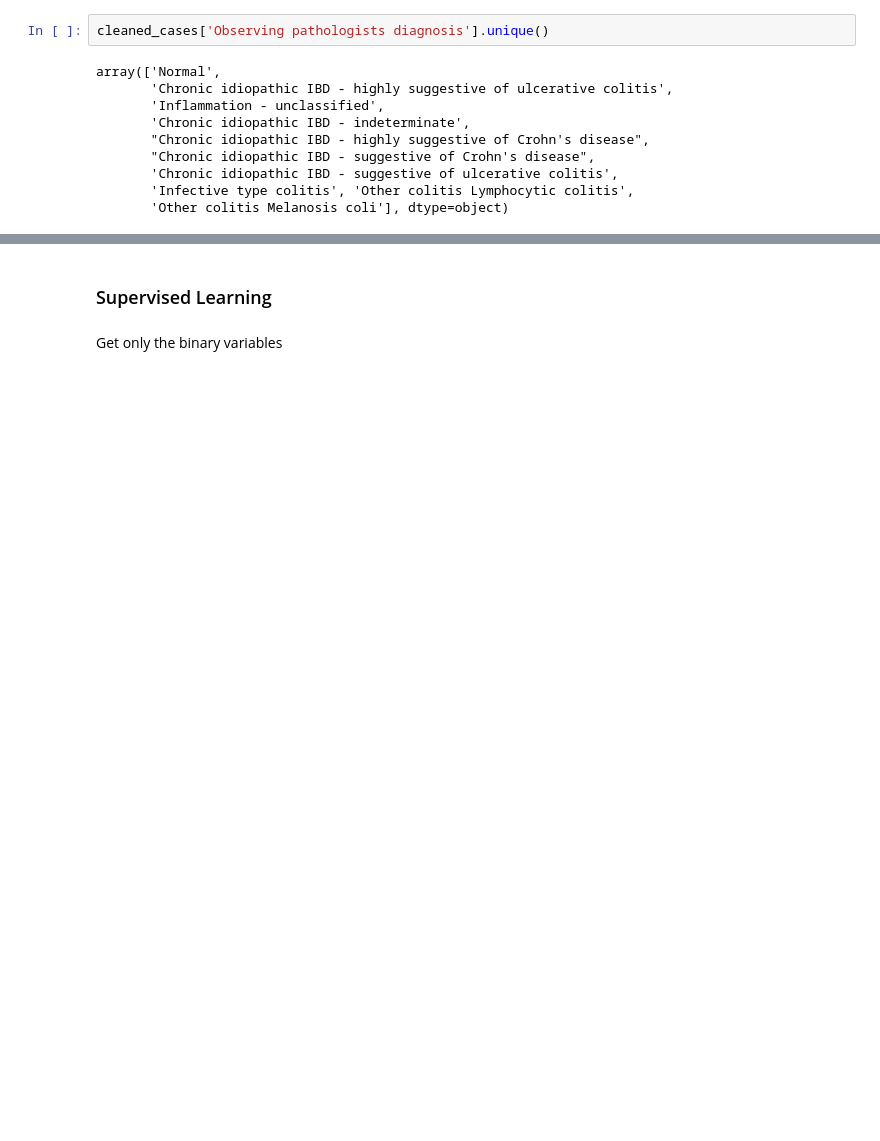
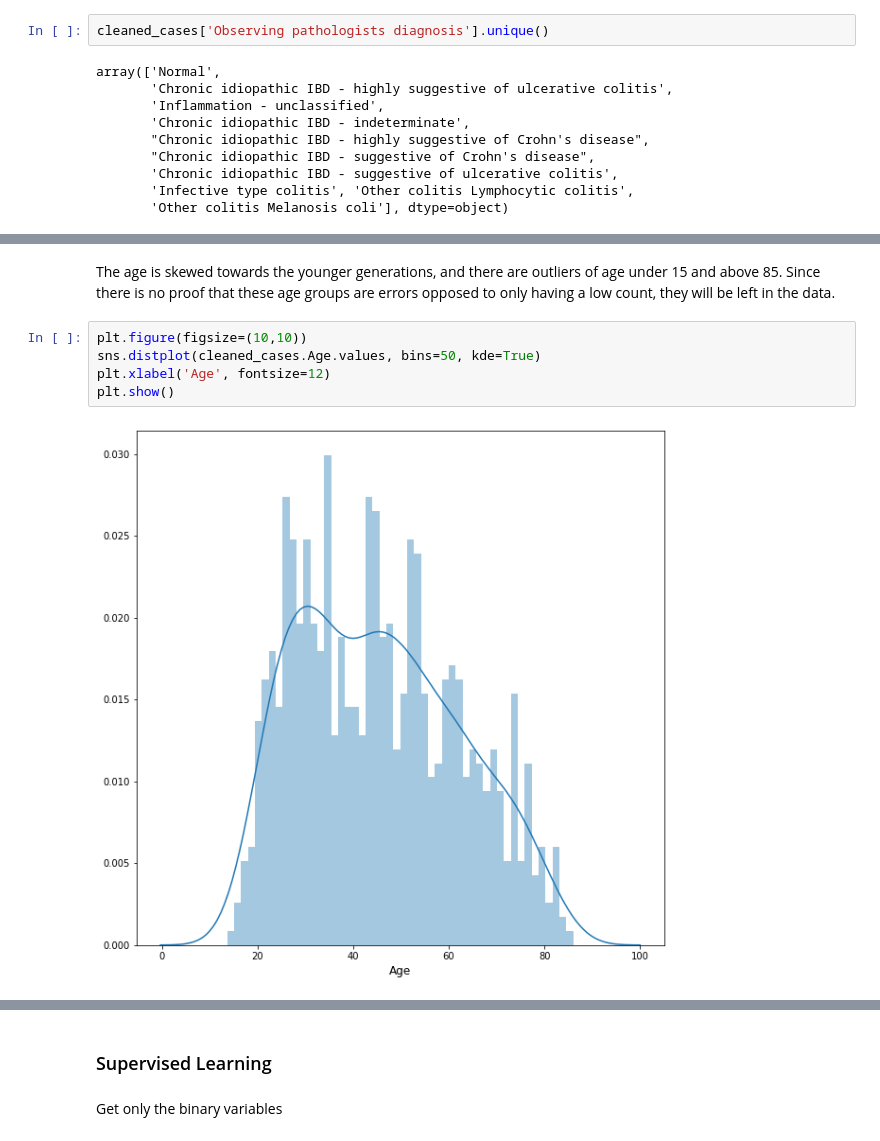
Before and after one commit to pretttyvo/Capstone_B, a Jupyter notebook: Jupyter notebook/CapStone B Final WB.ipynb, the cells around one changed output, grey strips where cells are left out. Cells and saved outputs as stored; diff of their text form; blank space fills up the shorter version.

```diff
--- a/Jupyter notebook/CapStone B Final WB.ipynb
+++ b/Jupyter notebook/CapStone B Final WB.ipynb
@@ -157,0 +377,9 @@ Counter({'UC': 305, 'CROHNS': 117, 'NORMAL': 118})
+# %% [markdown]
+The age is skewed towards the younger generations, and there are outliers of age under 15 and above 85. Since there is no proof that these age groups are errors opposed to only having a low count, they will be left in the data.
+# %%
+plt.figure(figsize=(10,10))
+sns.distplot(cleaned_cases.Age.values, bins=50, kde=True)
+plt.xlabel('Age', fontsize=12)
+plt.show()
+# %% [output]
+[figure, added]
```
Also changed, not shown: parts of 93 cells of this notebook.
